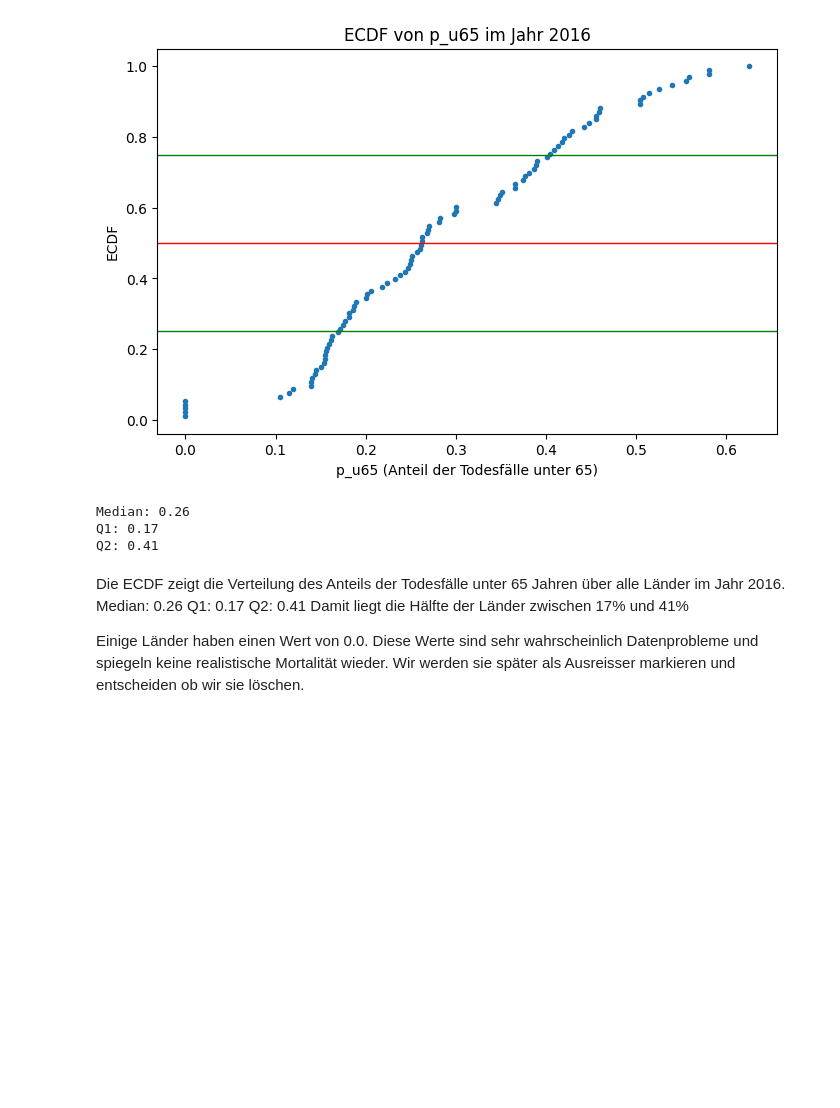
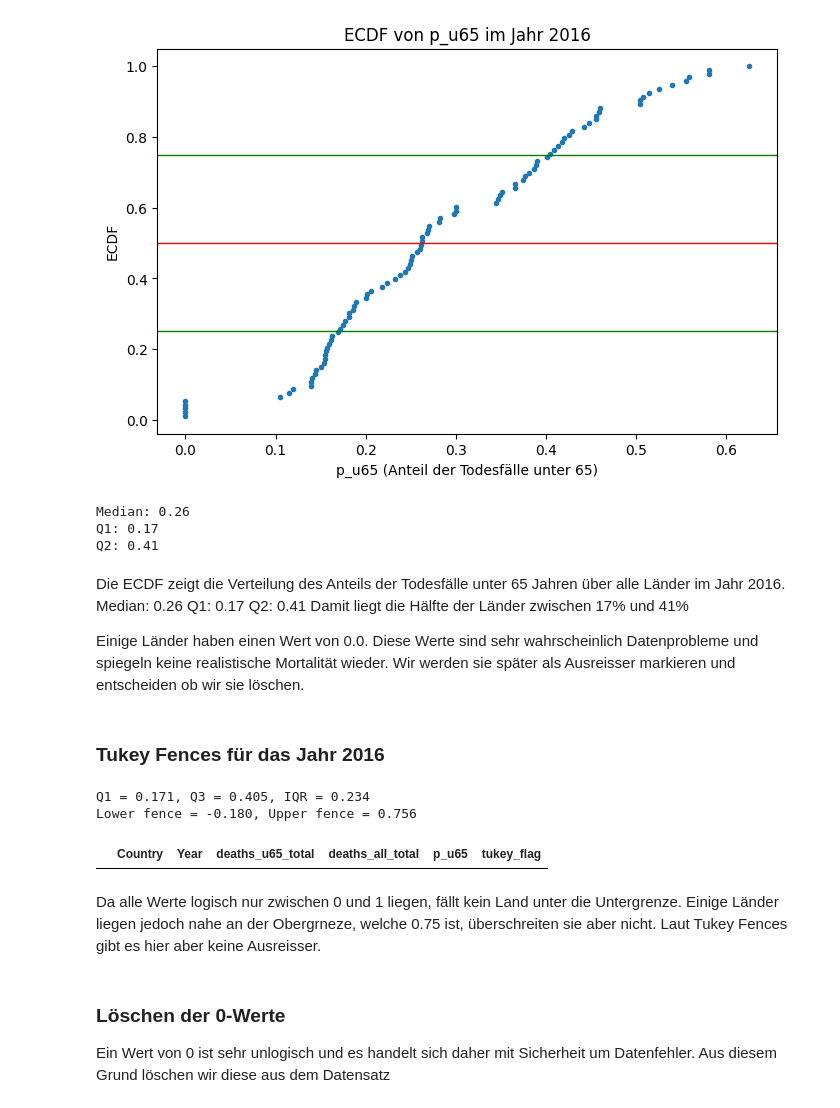
Before and after one commit to ihringerlinus/WHO_Mortality_Database, a Jupyter notebook: Premature_Mortality.ipynb, the cells around one changed output. Drawn from its saved outputs; the diff is of its cells as text; code cells hidden in the pictures; blank space fills up the shorter version.

```diff
--- a/Premature_Mortality.ipynb
+++ b/Premature_Mortality.ipynb
@@ -148,3 +97,29 @@ Q2: 0.41
 Damit liegt die Hälfte der Länder zwischen 17% und 41%
 
 Einige Länder haben einen Wert von 0.0. Diese Werte sind sehr wahrscheinlich Datenprobleme und spiegeln keine realistische Mortalität wieder. Wir werden sie später als Ausreisser markieren und entscheiden ob wir sie löschen.
+# %% [markdown]
+### Tukey Fences für das Jahr 2016
+# %%
+q1 = df_2016["p_u65"].quantile(0.25)
+q3 = df_2016["p_u65"].quantile(0.75)
+iqr = q3 - q1
+
+lower_fence = q1 - 1.5 * iqr
+upper_fence = q3 + 1.5 * iqr
+
+print(f"Q1 = {q1:.3f}, Q3 = {q3:.3f}, IQR = {iqr:.3f}")
+print(f"Lower fence = {lower_fence:.3f}, Upper fence = {upper_fence:.3f}")
+
+# Outlier markieren
+df_2016["tukey_flag"] = "ok"
+df_2016.loc[df_2016["p_u65"] < lower_fence, "tukey_flag"] = "low_outlier"
+df_2016.loc[df_2016["p_u65"] > upper_fence, "tukey_flag"] = "high_outlier"
+
+df_y_outliers = df_2016[df_2016["tukey_flag"] != "ok"]
+df_y_outliers.sort_values("p_u65").head()
+# %% [output]
+Q1 = 0.171, Q3 = 0.405, IQR = 0.234
+Lower fence = -0.180, Upper fence = 0.756
+|  | Country | Year | deaths_u65_total | deaths_all_total | p_u65 | tukey_flag |
+# %% [markdown]
+Da alle Werte logisch nur zwischen 0 und 1 liegen, fällt kein Land unter die Untergrenze. Einige Länder liegen jedoch nahe an der Obergrneze, welche 0.75 ist, überschreiten sie aber nicht. Laut Tukey Fences gibt es hier aber keine Ausreisser.
@@ -150,0 +151,3 @@ Einige Länder haben einen Wert von 0.0. Diese Werte sind sehr wahrscheinlich Da
+# %% [markdown]
+### Löschen der 0-Werte
+Ein Wert von 0 ist sehr unlogisch und es handelt sich daher mit Sicherheit um Datenfehler. Aus diesem Grund löschen wir diese aus dem Datensatz
```
Also changed, not shown: parts of 14 cells of this notebook, 2 other files.
